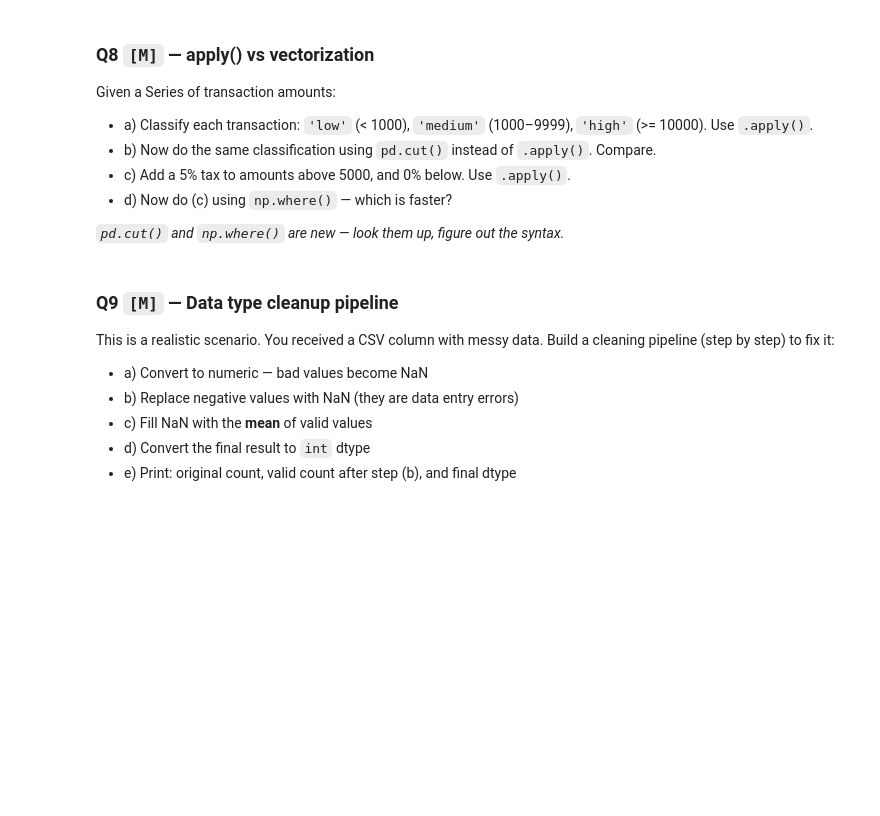
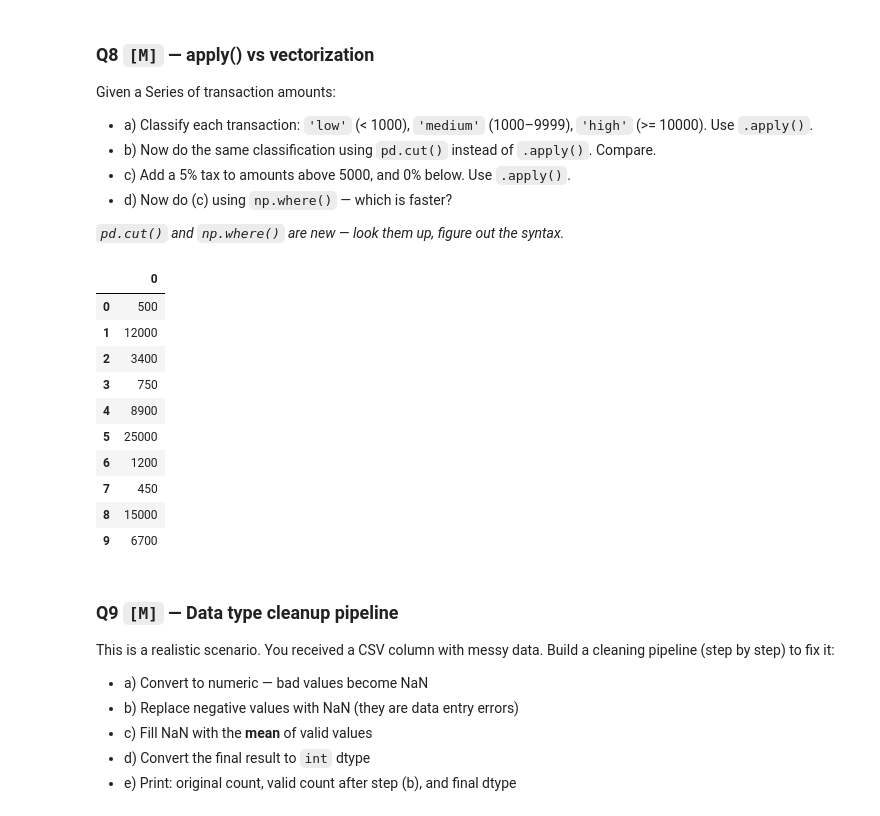
Before and after one commit to abhishekkatewaofficial-lab/Machine-Learning, a Jupyter notebook: Notes/Pandas/2. Intermediate/01_pandas_foundations_and_series.ipynb, the cells around one changed output. Cells and saved outputs as stored; diff of their text form; code cells hidden in the pictures; blank space fills up the shorter version.

```diff
--- a/Notes/Pandas/2. Intermediate/01_pandas_foundations_and_series.ipynb
+++ b/Notes/Pandas/2. Intermediate/01_pandas_foundations_and_series.ipynb
@@ -1191,17 +2039,34 @@ Given a Series of transaction amounts:
 
 *`pd.cut()` and `np.where()` are new — look them up, figure out the syntax.*
 # %%
+import pandas as pd
 transactions = pd.Series(
     [500, 12000, 3400, 750, 8900, 25000, 1200, 450, 15000, 6700]
 )
 
+display(transactions.to_frame())
+
 # Q8a — Classify using apply()
+
+
 
 # Q8b — Classify using pd.cut()
 
 # Q8c — Tax using apply()
 
 # Q8d — Tax using np.where()
+# %% [output]
+|  | 0 |
+| 0 | 500 |
+| 1 | 12000 |
+| 2 | 3400 |
+| 3 | 750 |
+| 4 | 8900 |
+| 5 | 25000 |
+| 6 | 1200 |
+| 7 | 450 |
+| 8 | 15000 |
+| 9 | 6700 |
 # %% [markdown]
 ### Q9 `[M]` — Data type cleanup pipeline
 
```
Also changed, not shown: parts of 67 cells of this notebook, 1 other file.
